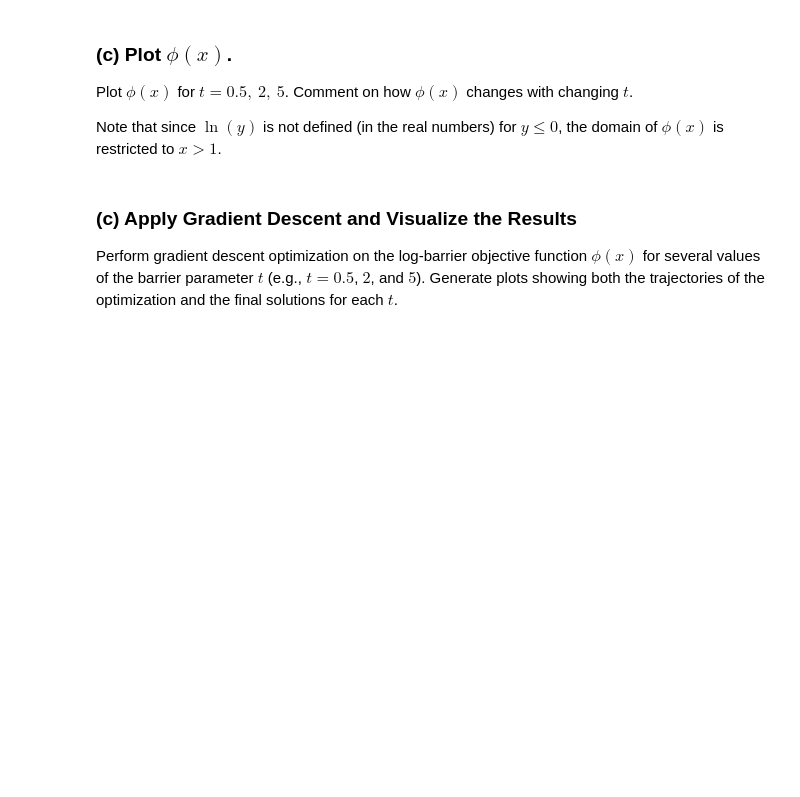
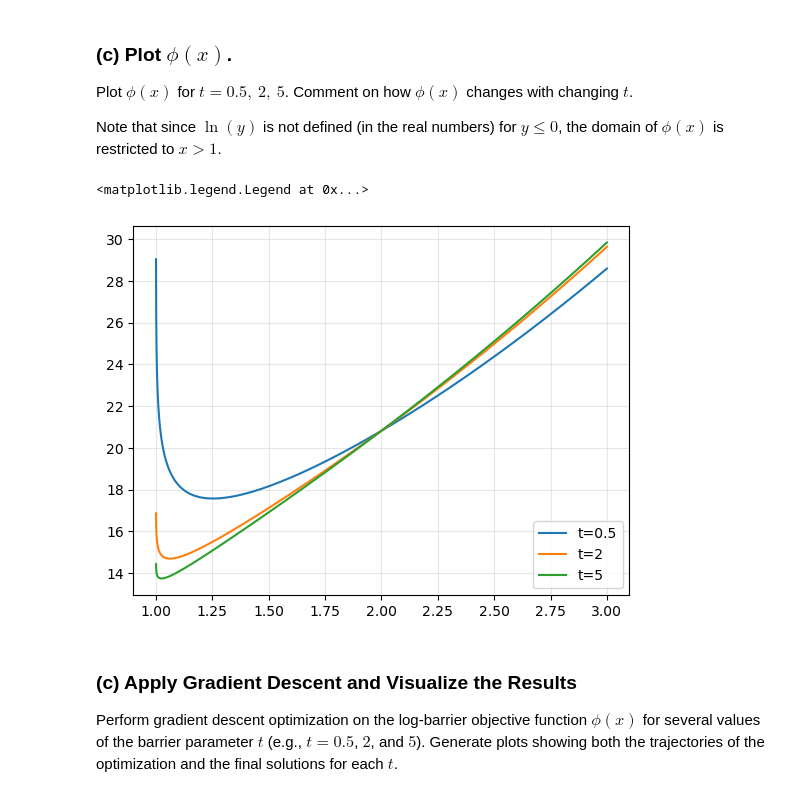
Before and after one commit to jimmyfowler/lmc-exercises, a Jupyter notebook: exercises/03a_constrained_optimization_logbarrier.ipynb, the cells around one changed output. Drawn from its saved outputs; the diff is of its cells as text; code cells hidden in the pictures; blank space fills up the shorter version.

```diff
--- a/exercises/03a_constrained_optimization_logbarrier.ipynb
+++ b/exercises/03a_constrained_optimization_logbarrier.ipynb
@@ -123,5 +143,12 @@ def objective_log_barrier(
 ) -> jnp.ndarray:
     """Objective function with log barrier for the constraint x <= 2."""
     #### add your code here
-    # phi = ...
+    obj = (x + 2) ** 2 + 5 * jnp.tanh(x)
+    phi =  obj - 1/t * jnp.log(-g(x))
+    return phi
     ### end of add your code here
+
+# testing
+def g(x):
+    return 1 - x
+objective_log_barrier(0, g) # gives a nan output
@@ -134,13 +163,18 @@ Note that since $\ln(y)$ is not defined (in the real numbers) for $y \le 0$, the
 # %%
 def g(x):
     return 1 - x
 
-xs = jnp.linspace(1.00001, 3, 10000)
+# xs = jnp.linspace(1.00001, 3, 10000)
+xs = jnp.linspace(0, 3, 10000)
+
 plt.plot(xs, objective_log_barrier(xs, g, t=0.5), label="t=0.5")
 plt.plot(xs, objective_log_barrier(xs, g, t=2), label="t=2")
 plt.plot(xs, objective_log_barrier(xs, g, t=5), label="t=5")
 plt.grid(alpha=0.3)
 plt.legend()
+# %% [output]
+<matplotlib.legend.Legend at 0x...>
+[figure, added]
 # %% [markdown]
 ### (c) Apply Gradient Descent and Visualize the Results
 
```
Also changed, not shown: parts of 8 cells of this notebook.
